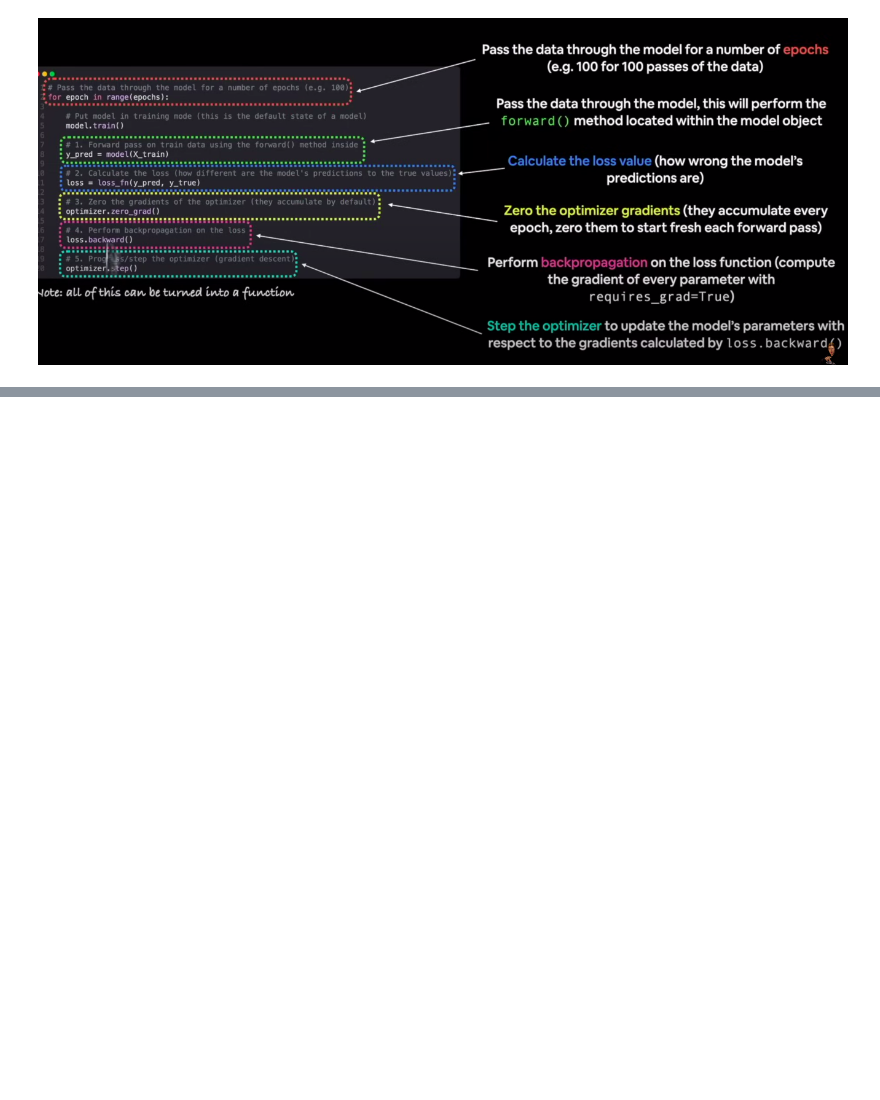
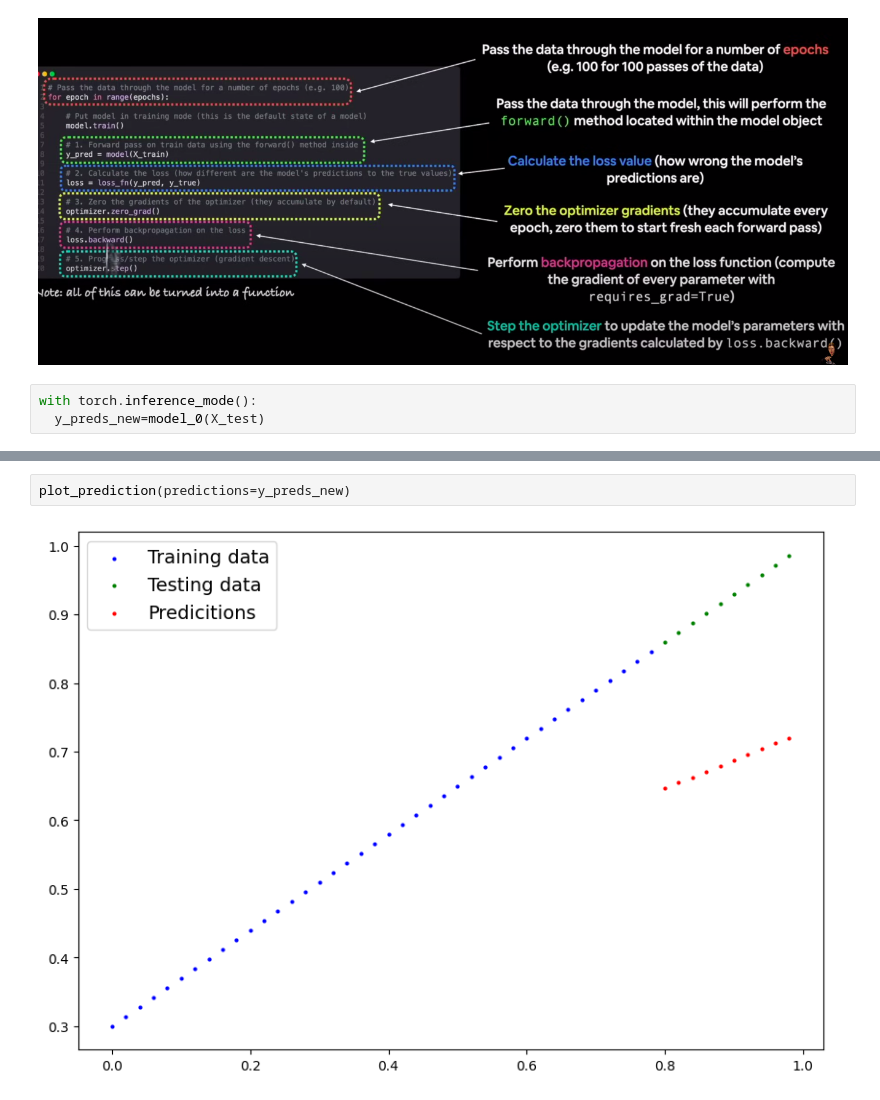
Before and after one commit to Asmit-Dhakal/Deep-_learning, a Jupyter notebook: 01_pytorch_workflow.ipynb, the cells around one changed output, grey strips where cells are left out. Drawn from its saved outputs; the diff is of its cells as text; blank space fills up the shorter version.

```diff
--- a/01_pytorch_workflow.ipynb
+++ b/01_pytorch_workflow.ipynb
@@ -272,3 +279,6 @@ for epoch in range(epochs):
 # %% [markdown]
 
 ![training_loop.png](embedded-picture-1)
+# %%
+with torch.inference_mode():
+  y_preds_new=model_0(X_test)
@@ -274,0 +293,4 @@ for epoch in range(epochs):
+# %%
+plot_prediction(predictions=y_preds_new)
+# %% [output]
+[figure, added]
```
Also changed, not shown: parts of 3 cells of this notebook.
